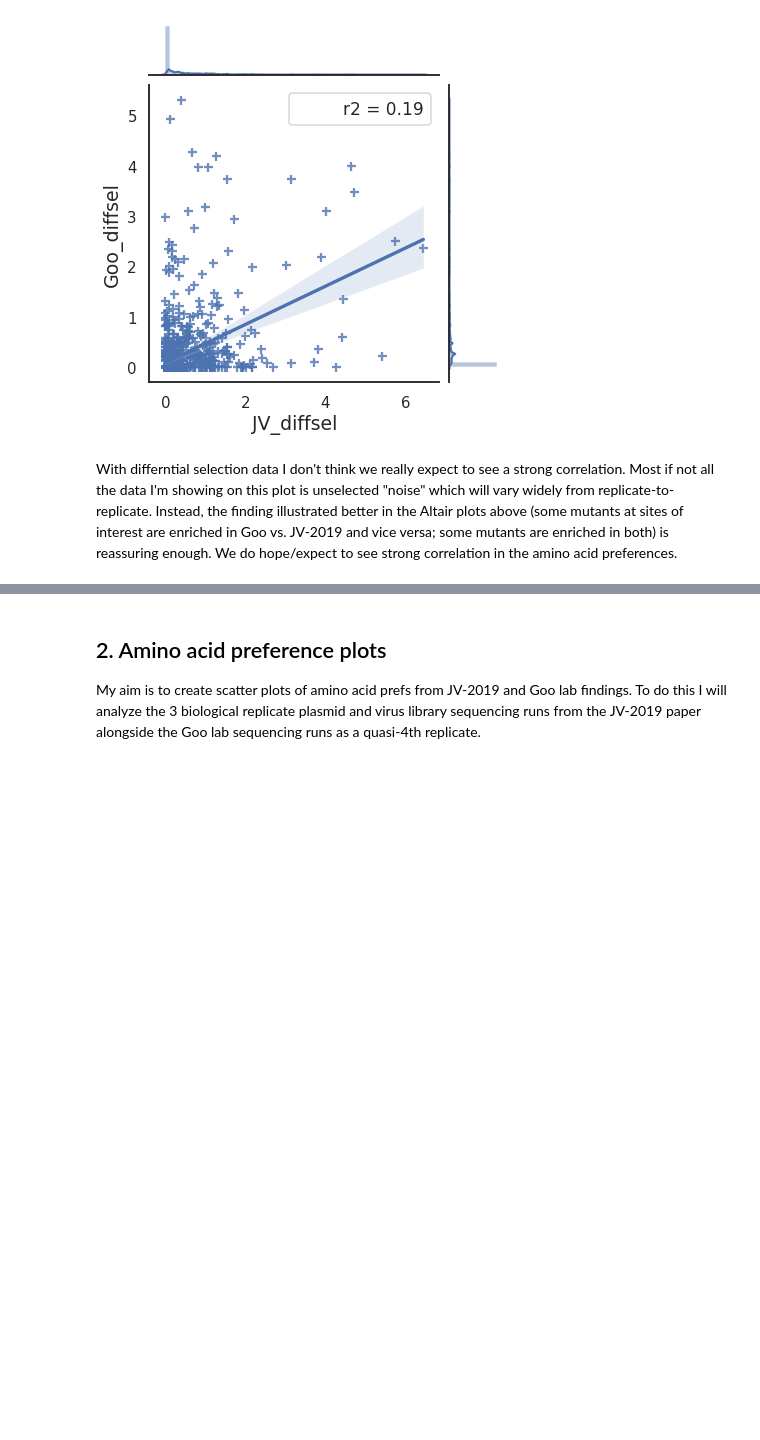
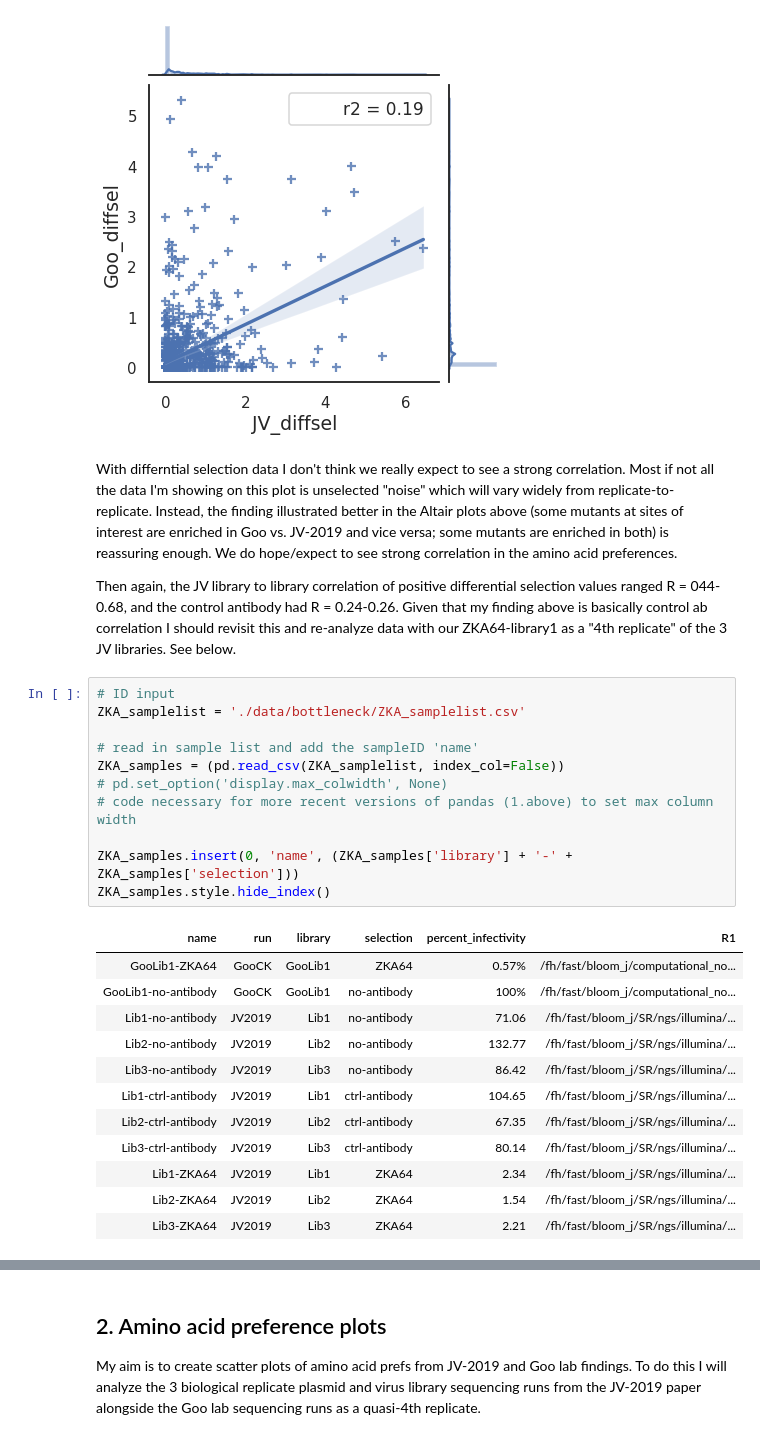
Before and after one commit to jbloomlab/ZIKV_MAP_GooLab, a Jupyter notebook: library_bottleneck_analysis.ipynb, the cells around one changed output, grey strips where cells are left out. Drawn from its saved outputs; the diff is of its cells as text; blank space fills up the shorter version.

```diff
--- a/library_bottleneck_analysis.ipynb
+++ b/library_bottleneck_analysis.ipynb
@@ -157,3 +157,29 @@ plt.show()
 [figure]
 # %% [markdown]
 With differntial selection data I don't think we really expect to see a strong correlation. Most if not all the data I'm showing on this plot is unselected "noise" which will vary widely from replicate-to-replicate. Instead, the finding illustrated better in the Altair plots above (some mutants at sites of interest are enriched in Goo vs. JV-2019 and vice versa; some mutants are enriched in both) is reassuring enough. We do hope/expect to see strong correlation in the amino acid preferences.
+
+Then again, the JV library to library correlation of positive differential selection values ranged R = 044-0.68, and the control antibody had R = 0.24-0.26. Given that my finding above is basically control ab correlation I should revisit this and re-analyze data with our ZKA64-library1 as a "4th replicate" of the 3 JV libraries. See below.
+# %%
+# ID input
+ZKA_samplelist = './data/bottleneck/ZKA_samplelist.csv'
+
+# read in sample list and add the sampleID 'name'
+ZKA_samples = (pd.read_csv(ZKA_samplelist, index_col=False))
+# pd.set_option('display.max_colwidth', None)
+# code necessary for more recent versions of pandas (1.above) to set max column width
+
+ZKA_samples.insert(0, 'name', (ZKA_samples['library'] + '-' + ZKA_samples['selection']))
+ZKA_samples.style.hide_index()
+# %% [output]
+| name | run | library | selection | percent_infectivity | R1 |
+| GooLib1-ZKA64 | GooCK | GooLib1 | ZKA64 | 0.57% | /fh/fast/bloom_j/computational_no... |
+| GooLib1-no-antibody | GooCK | GooLib1 | no-antibody | 100% | /fh/fast/bloom_j/computational_no... |
+| Lib1-no-antibody | JV2019 | Lib1 | no-antibody | 71.06 | /fh/fast/bloom_j/SR/ngs/illumina/... |
+| Lib2-no-antibody | JV2019 | Lib2 | no-antibody | 132.77 | /fh/fast/bloom_j/SR/ngs/illumina/... |
+| Lib3-no-antibody | JV2019 | Lib3 | no-antibody | 86.42 | /fh/fast/bloom_j/SR/ngs/illumina/... |
+| Lib1-ctrl-antibody | JV2019 | Lib1 | ctrl-antibody | 104.65 | /fh/fast/bloom_j/SR/ngs/illumina/... |
+| Lib2-ctrl-antibody | JV2019 | Lib2 | ctrl-antibody | 67.35 | /fh/fast/bloom_j/SR/ngs/illumina/... |
+| Lib3-ctrl-antibody | JV2019 | Lib3 | ctrl-antibody | 80.14 | /fh/fast/bloom_j/SR/ngs/illumina/... |
+| Lib1-ZKA64 | JV2019 | Lib1 | ZKA64 | 2.34 | /fh/fast/bloom_j/SR/ngs/illumina/... |
+| Lib2-ZKA64 | JV2019 | Lib2 | ZKA64 | 1.54 | /fh/fast/bloom_j/SR/ngs/illumina/... |
+| Lib3-ZKA64 | JV2019 | Lib3 | ZKA64 | 2.21 | /fh/fast/bloom_j/SR/ngs/illumina/... |
```
Also changed, not shown: parts of 6 cells of this notebook.
